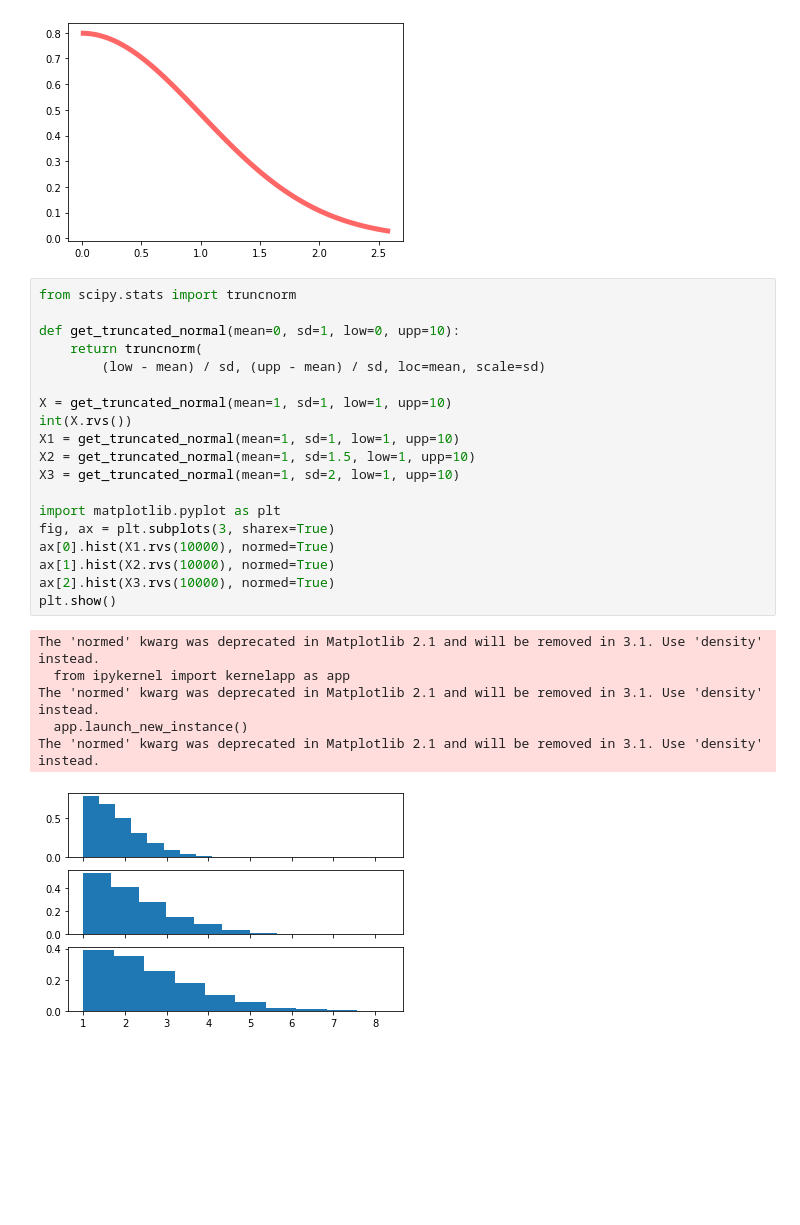
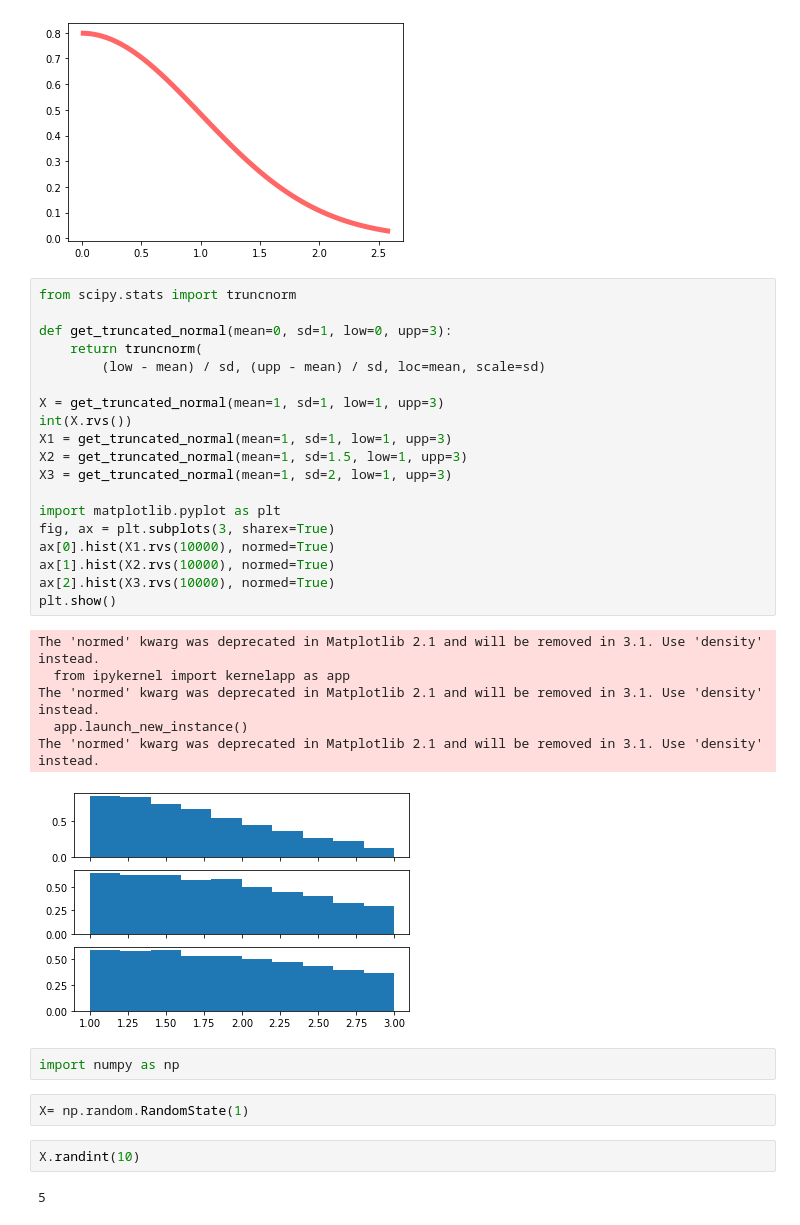
Before and after one commit to lfruechtnicht/Deep-SLM, a Jupyter notebook: test.ipynb, the cells around one changed output. Cells and saved outputs as stored; diff of their text form; blank space fills up the shorter version.

```diff
--- a/test.ipynb
+++ b/test.ipynb
@@ -108,26 +108,34 @@ print(r)
 # %%
 from scipy.stats import truncnorm
 
-def get_truncated_normal(mean=0, sd=1, low=0, upp=10):
+def get_truncated_normal(mean=0, sd=1, low=0, upp=3):
     return truncnorm(
         (low - mean) / sd, (upp - mean) / sd, loc=mean, scale=sd)
 
-X = get_truncated_normal(mean=1, sd=1, low=1, upp=10)
+X = get_truncated_normal(mean=1, sd=1, low=1, upp=3)
 int(X.rvs())
-X1 = get_truncated_normal(mean=1, sd=1, low=1, upp=10)
-X2 = get_truncated_normal(mean=1, sd=1.5, low=1, upp=10)
-X3 = get_truncated_normal(mean=1, sd=2, low=1, upp=10)
+X1 = get_truncated_normal(mean=1, sd=1, low=1, upp=3)
+X2 = get_truncated_normal(mean=1, sd=1.5, low=1, upp=3)
+X3 = get_truncated_normal(mean=1, sd=2, low=1, upp=3)
 
 import matplotlib.pyplot as plt
 fig, ax = plt.subplots(3, sharex=True)
 ax[0].hist(X1.rvs(10000), normed=True)
 ax[1].hist(X2.rvs(10000), normed=True)
 ax[2].hist(X3.rvs(10000), normed=True)
 plt.show()
 # %% [output]
 The 'normed' kwarg was deprecated in Matplotlib 2.1 and will be removed in 3.1. Use 'density' instead.
   from ipykernel import kernelapp as app
 The 'normed' kwarg was deprecated in Matplotlib 2.1 and will be removed in 3.1. Use 'density' instead.
   app.launch_new_instance()
 The 'normed' kwarg was deprecated in Matplotlib 2.1 and will be removed in 3.1. Use 'density' instead.
-[figure, old version]
+[figure, new version]
+# %%
+import numpy as np
+# %%
+X= np.random.RandomState(1)
+# %%
+X.randint(10)
+# %% [output]
+5
```
Also changed, not shown: parts of 19 cells of this notebook, 3 other files.
